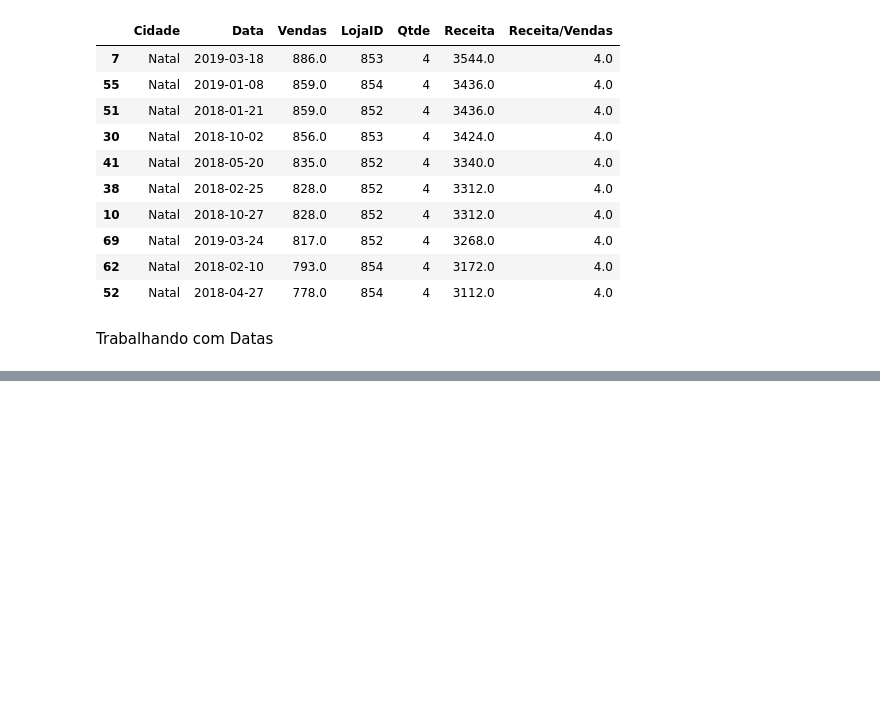
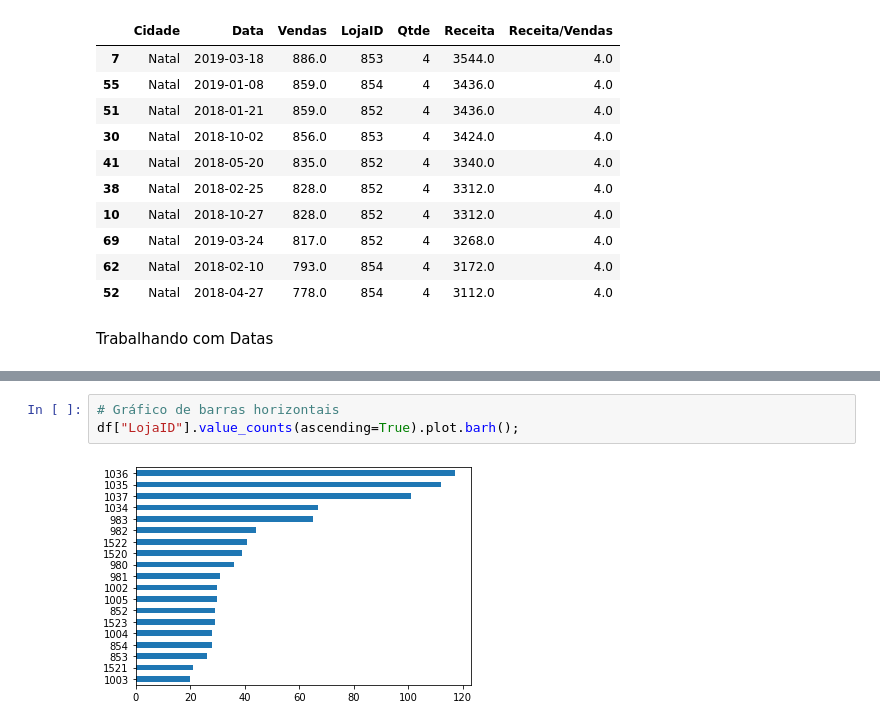
Before and after one commit to s4u10/PythonCode, a Jupyter notebook: PyPandas_05.ipynb, the cells around one changed output, grey strips where cells are left out. Saved outputs shown, nothing was run; the diff lists cells and outputs as text; blank space fills up the shorter version.

```diff
--- a/PyPandas_05.ipynb
+++ b/PyPandas_05.ipynb
@@ -203,0 +365,5 @@ Trabalhando com Datas
+# %%
+# Gráfico de barras horizontais
+df["LojaID"].value_counts(ascending=True).plot.barh();
+# %% [output]
+[figure, added]
```
Also changed, not shown: parts of 36 cells of this notebook.
